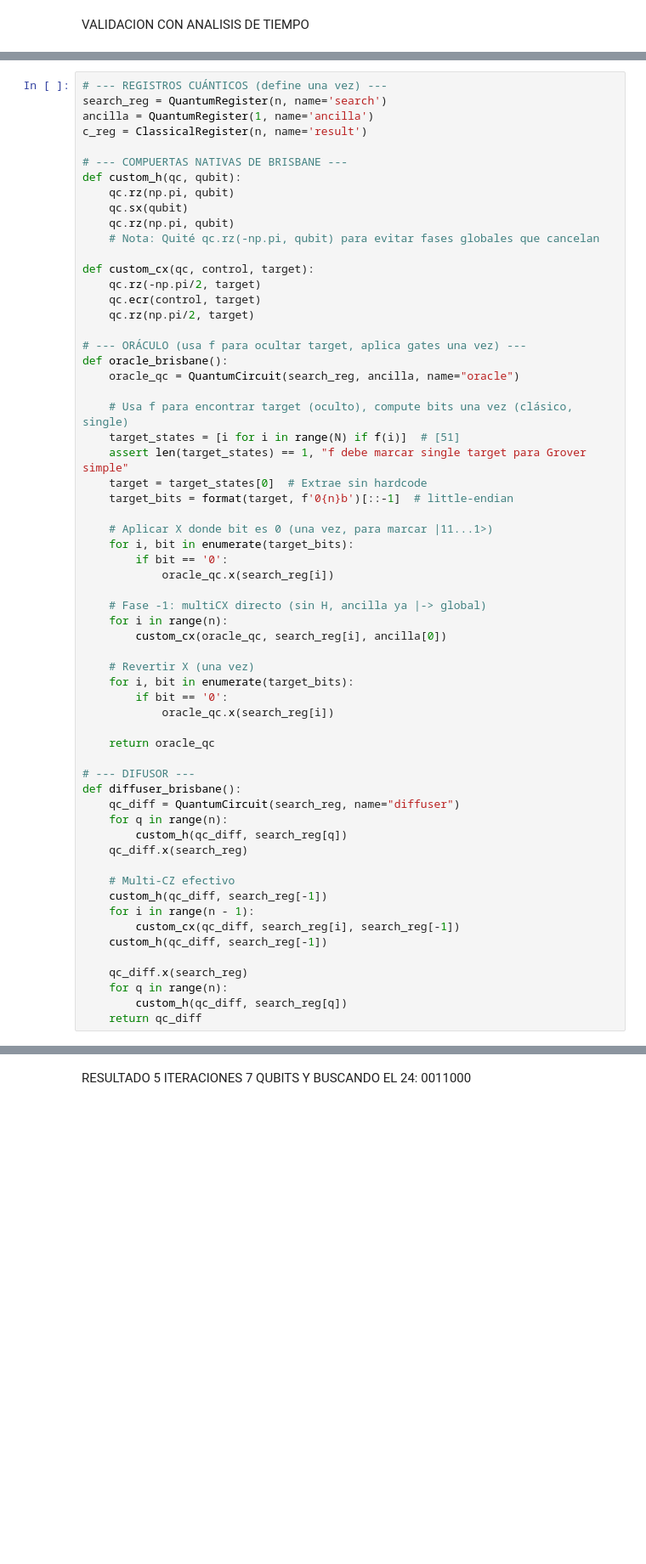
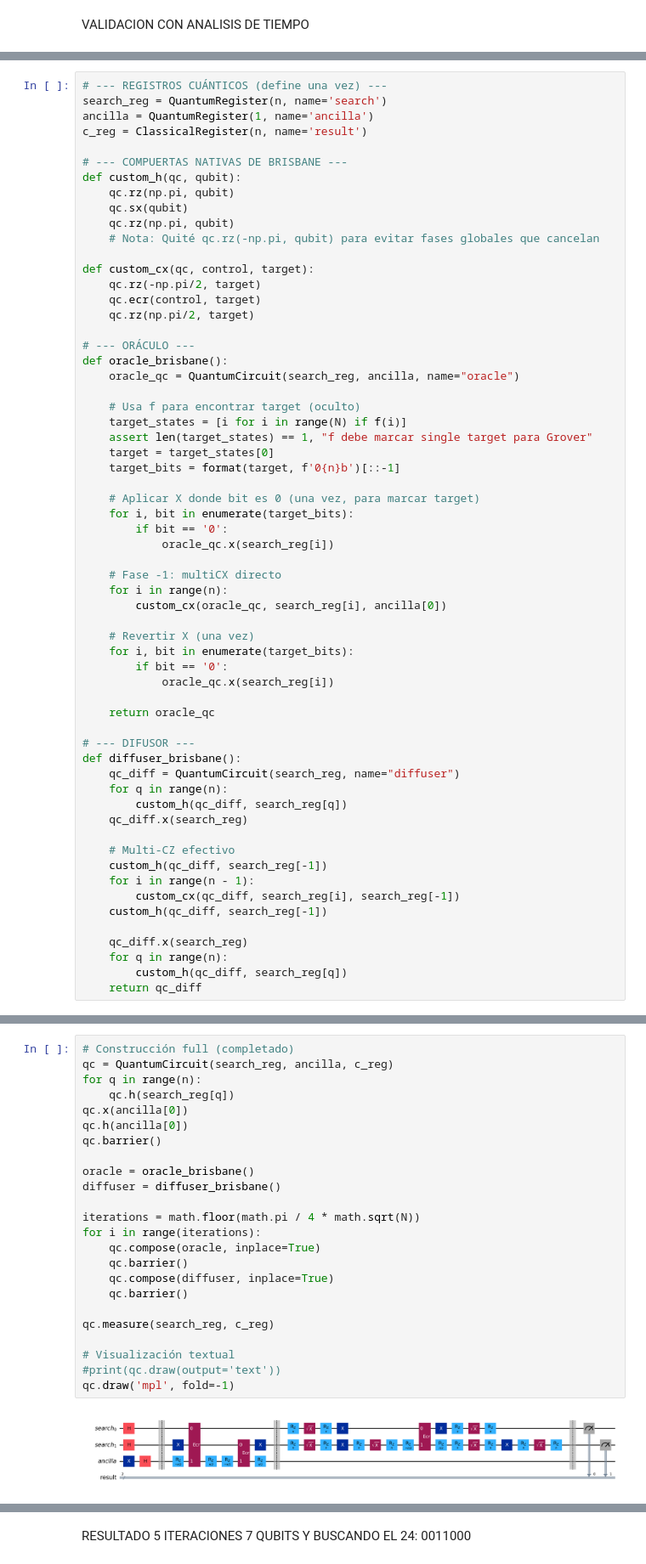
Before and after one commit to Stivenalp/Algoritmo-de-grover, a Jupyter notebook: grover_busqueda_ibm_brisbane.ipynb, the cells around one changed output, grey strips where cells are left out. Shown at 85% size. Drawn from its saved outputs; the diff is of its cells as text; blank space fills up the shorter version.

```diff
--- a/grover_busqueda_ibm_brisbane.ipynb
+++ b/grover_busqueda_ibm_brisbane.ipynb
@@ -1413,22 +1377,22 @@ def custom_cx(qc, control, target):
     qc.ecr(control, target)
     qc.rz(np.pi/2, target)
 
-# --- ORÁCULO (usa f para ocultar target, aplica gates una vez) ---
+# --- ORÁCULO ---
 def oracle_brisbane():
     oracle_qc = QuantumCircuit(search_reg, ancilla, name="oracle")
 
-    # Usa f para encontrar target (oculto), compute bits una vez (clásico, single)
-    target_states = [i for i in range(N) if f(i)]  # [51]
-    assert len(target_states) == 1, "f debe marcar single target para Grover simple"
-    target = target_states[0]  # Extrae sin hardcode
-    target_bits = format(target, f'0{n}b')[::-1]  # little-endian
+    # Usa f para encontrar target (oculto)
+    target_states = [i for i in range(N) if f(i)]
+    assert len(target_states) == 1, "f debe marcar single target para Grover"
+    target = target_states[0]
+    target_bits = format(target, f'0{n}b')[::-1]
 
-    # Aplicar X donde bit es 0 (una vez, para marcar |11...1>)
+    # Aplicar X donde bit es 0 (una vez, para marcar target)
     for i, bit in enumerate(target_bits):
         if bit == '0':
             oracle_qc.x(search_reg[i])
 
-    # Fase -1: multiCX directo (sin H, ancilla ya |-> global)
+    # Fase -1: multiCX directo
     for i in range(n):
         custom_cx(oracle_qc, search_reg[i], ancilla[0])
 
@@ -1459,3 +1425,29 @@ def diffuser_brisbane():
+# %%
+# Construcción full (completado)
+qc = QuantumCircuit(search_reg, ancilla, c_reg)
+for q in range(n):
+    qc.h(search_reg[q])
+qc.x(ancilla[0])
+qc.h(ancilla[0])
+qc.barrier()
+
+oracle = oracle_brisbane()
+diffuser = diffuser_brisbane()
+
+iterations = math.floor(math.pi / 4 * math.sqrt(N))
+for i in range(iterations):
+    qc.compose(oracle, inplace=True)
+    qc.barrier()
+    qc.compose(diffuser, inplace=True)
+    qc.barrier()
+
+qc.measure(search_reg, c_reg)
+
+# Visualización textual
+#print(qc.draw(output='text'))
+qc.draw('mpl', fold=-1)
+# %% [output]
+[figure, added]
 # %%
 # --- INICIALIZACIÓN ---
 qc = QuantumCircuit(search_reg, ancilla, c_reg)
```
Also changed, not shown: parts of 20 cells of this notebook.
